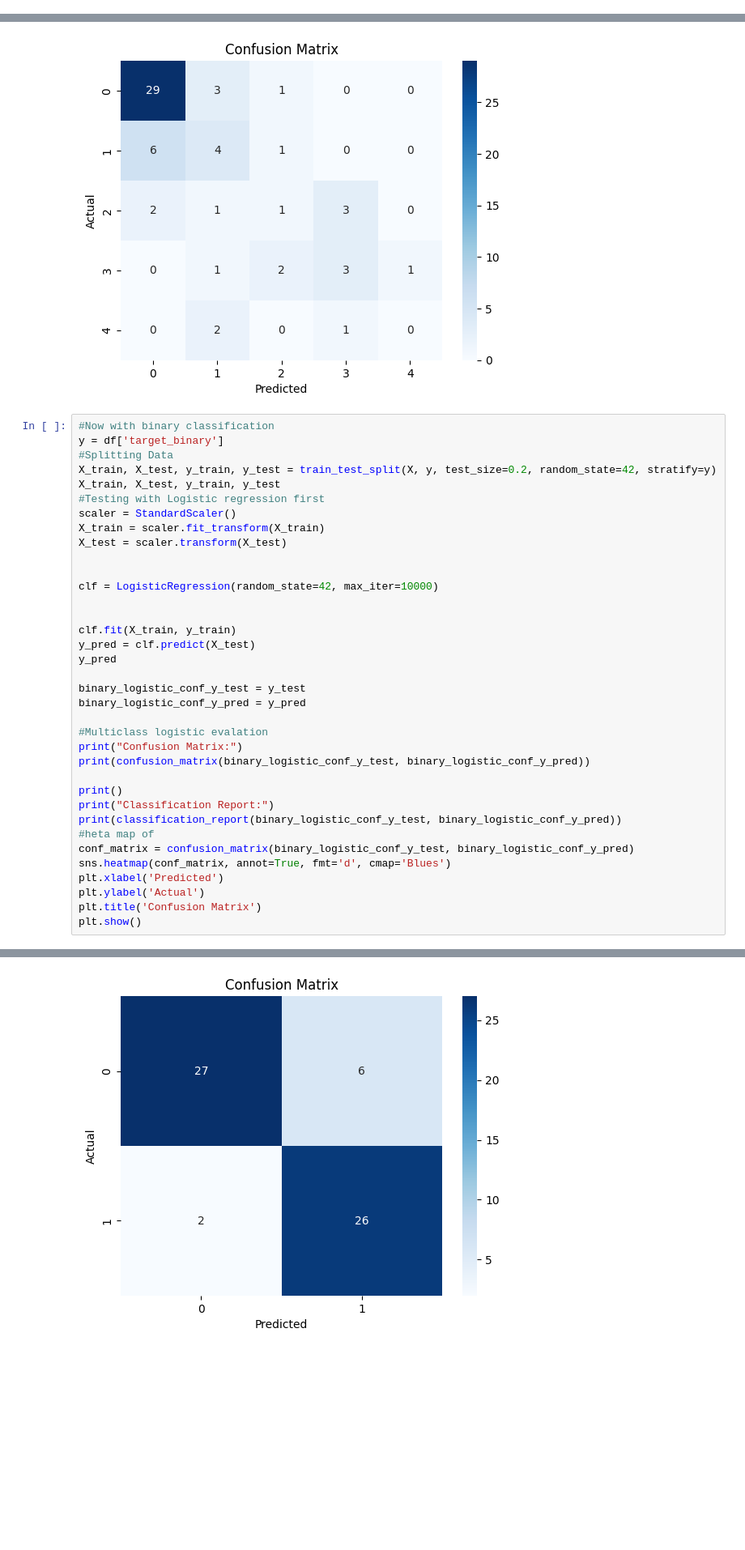
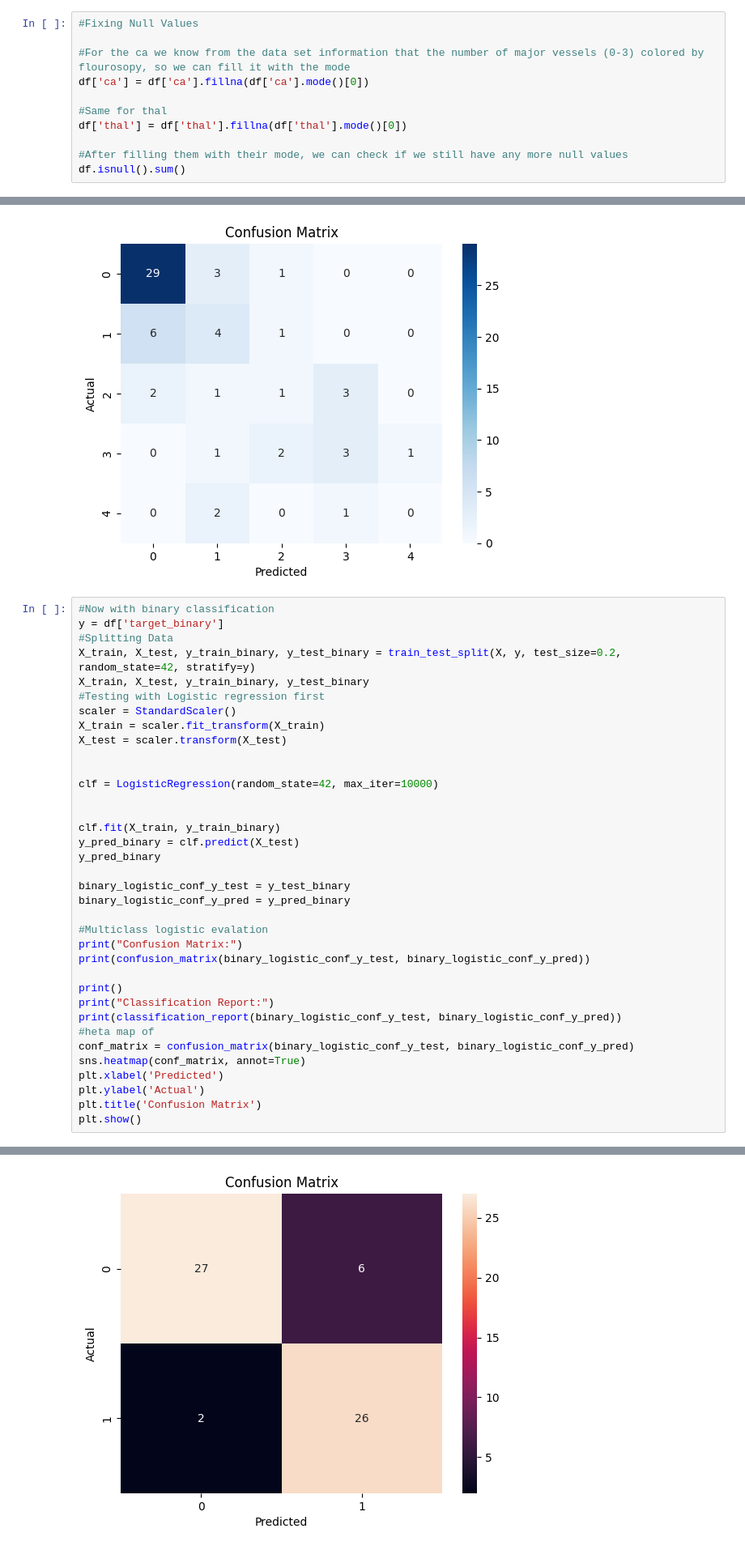
Before and after one commit to RabiatS/PulsePredictors-ML, a Jupyter notebook: Notebook/pulsePredictor.ipynb, the cells around one changed output, grey strips where cells are left out. Shown at 81% size. Cells and saved outputs as stored; diff of their text form; blank space fills up the shorter version.

```diff
--- a/Notebook/pulsePredictor.ipynb
+++ b/Notebook/pulsePredictor.ipynb
@@ -95,3 +95,14 @@ plt.title('No Missing Values Heatmap')
 plt.show()
 # %% [output]
 [figure]
+# %%
+#Fixing Null Values
+
+#For the ca we know from the data set information that the number of major vessels (0-3) colored by flourosopy, so we can fill it with the mode
+df['ca'] = df['ca'].fillna(df['ca'].mode()[0])
+
+#Same for thal
+df['thal'] = df['thal'].fillna(df['thal'].mode()[0])
+
+#After filling them with their mode, we can check if we still have any more null values
+df.isnull().sum()
@@ -284,8 +351,8 @@ weighted avg       0.56      0.61      0.58        61
 #Now with binary classification
 y = df['target_binary']
 #Splitting Data
-X_train, X_test, y_train, y_test = train_test_split(X, y, test_size=0.2, random_state=42, stratify=y)
-X_train, X_test, y_train, y_test
+X_train, X_test, y_train_binary, y_test_binary = train_test_split(X, y, test_size=0.2, random_state=42, stratify=y)
+X_train, X_test, y_train_binary, y_test_binary
 #Testing with Logistic regression first
 scaler = StandardScaler()
 X_train = scaler.fit_transform(X_train)
@@ -295,39 +362,39 @@ X_test = scaler.transform(X_test)
 clf = LogisticRegression(random_state=42, max_iter=10000)
 
 
-clf.fit(X_train, y_train)
-y_pred = clf.predict(X_test)
-y_pred
+clf.fit(X_train, y_train_binary)
+y_pred_binary = clf.predict(X_test)
+y_pred_binary
 
-binary_logistic_conf_y_test = y_test
-binary_logistic_conf_y_pred = y_pred
+binary_logistic_conf_y_test = y_test_binary
+binary_logistic_conf_y_pred = y_pred_binary
 
 #Multiclass logistic evalation
 print("Confusion Matrix:")
 print(confusion_matrix(binary_logistic_conf_y_test, binary_logistic_conf_y_pred))
 
 print()
 print("Classification Report:")
 print(classification_report(binary_logistic_conf_y_test, binary_logistic_conf_y_pred))
 #heta map of
 conf_matrix = confusion_matrix(binary_logistic_conf_y_test, binary_logistic_conf_y_pred)
-sns.heatmap(conf_matrix, annot=True, fmt='d', cmap='Blues')
+sns.heatmap(conf_matrix, annot=True)
 plt.xlabel('Predicted')
 plt.ylabel('Actual')
 plt.title('Confusion Matrix')
 plt.show()
 # %% [output]
 Confusion Matrix:
 [[27  6]
  [ 2 26]]
 
 Classification Report:
               precision    recall  f1-score   support
 
            0       0.93      0.82      0.87        33
            1       0.81      0.93      0.87        28
 
     accuracy                           0.87        61
    macro avg       0.87      0.87      0.87        61
 weighted avg       0.88      0.87      0.87        61
-[figure, old version]
+[figure, new version]
```
Also changed, not shown: parts of 19 cells of this notebook.
